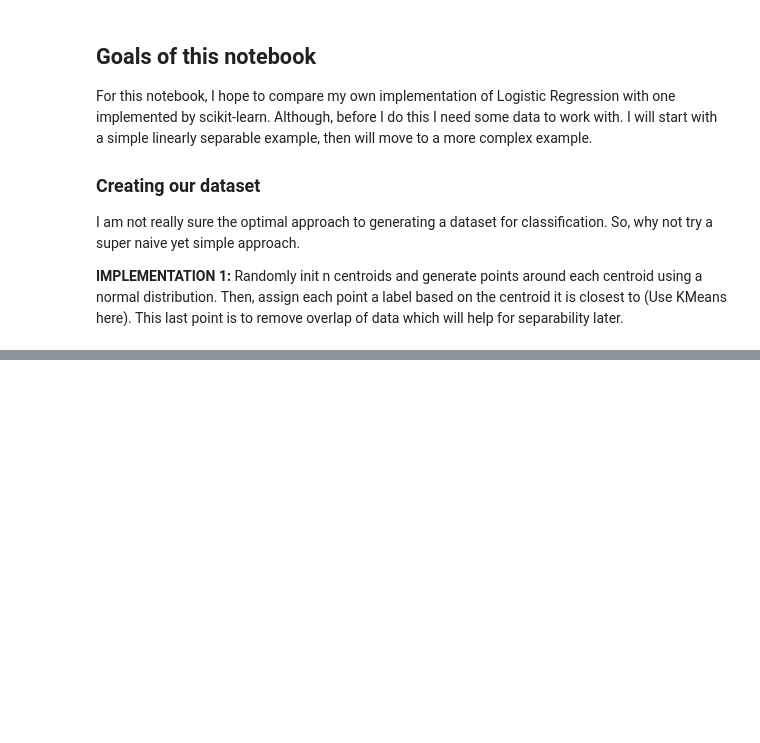
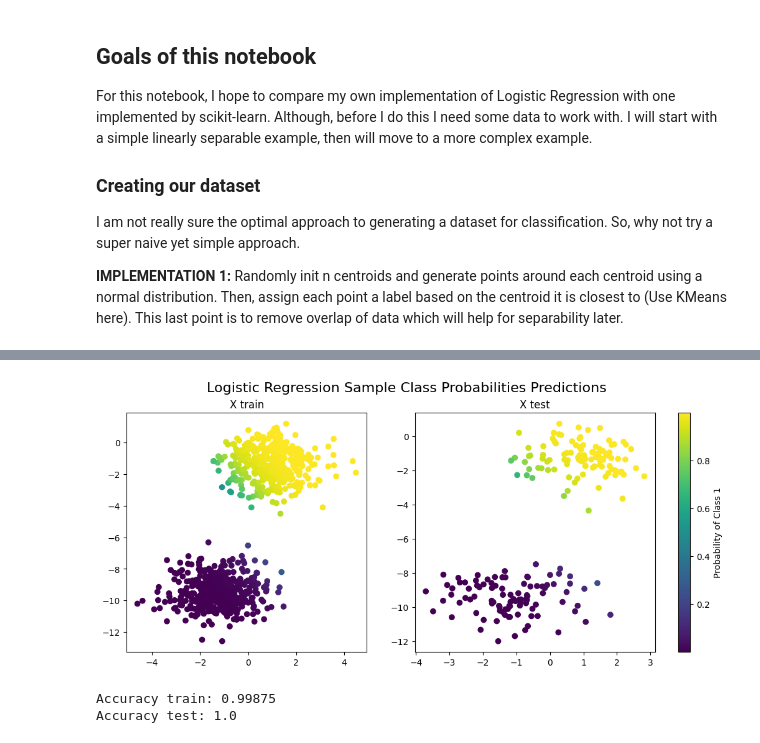
Before and after one commit to jhrudden/ML-Mono, a Jupyter notebook: notebooks/LogRegression_Example.ipynb, the cells around one changed output, grey strips where cells are left out. Drawn from its saved outputs; the diff is of its cells as text; code cells hidden in the pictures; blank space fills up the shorter version.

```diff
--- a/notebooks/LogRegression_Example.ipynb
+++ b/notebooks/LogRegression_Example.ipynb
@@ -46,0 +98,36 @@ plt.show()
+# %%
+my_logreg = LogisticRegression()
+my_logreg.fit(X_train, y_train)
+
+prob_preds_train = my_logreg.predict_proba(X_train)
+prob_preds_test = my_logreg.predict_proba(X_test)
+
+# Plot predictions use example above
+fig, ax = plt.subplots(1, 2, figsize=(12, 5))  # Adjusted figsize for better layout
+scatter1 = ax[0].scatter(X_train[:, 0], X_train[:, 1], c=prob_preds_train, cmap='viridis')
+ax[0].set_title("X train")
+scatter2 = ax[1].scatter(X_test[:, 0], X_test[:, 1], c=prob_preds_test, cmap='viridis')
+ax[1].set_title("X test")
+
+# Normalize the color scale
+norm = Normalize(vmin=0.0, vmax=1.0)
+
+# Create a colorbar for the entire figure
+cbar = fig.colorbar(scatter1, ax=ax, orientation='vertical', fraction=0.046, pad=0.04)
+cbar.set_label('Probability of Class 1')
+fig.suptitle("Logistic Regression Sample Class Probabilities Predictions", size=16)
+plt.show()
+# %% [output]
+[figure, added]
+# %%
+preds_train = my_logreg.predict(X_train)
+preds_test = my_logreg.predict(X_test)
+
+acc_train = accuracy_score(y_train, preds_train)
+acc_test = accuracy_score(y_test, preds_test)
+
+print(f"Accuracy train: {acc_train}")
+print(f"Accuracy test: {acc_test}")
+# %% [output]
+Accuracy train: 0.99875
+Accuracy test: 1.0
```
Also changed, not shown: parts of 6 cells of this notebook.
